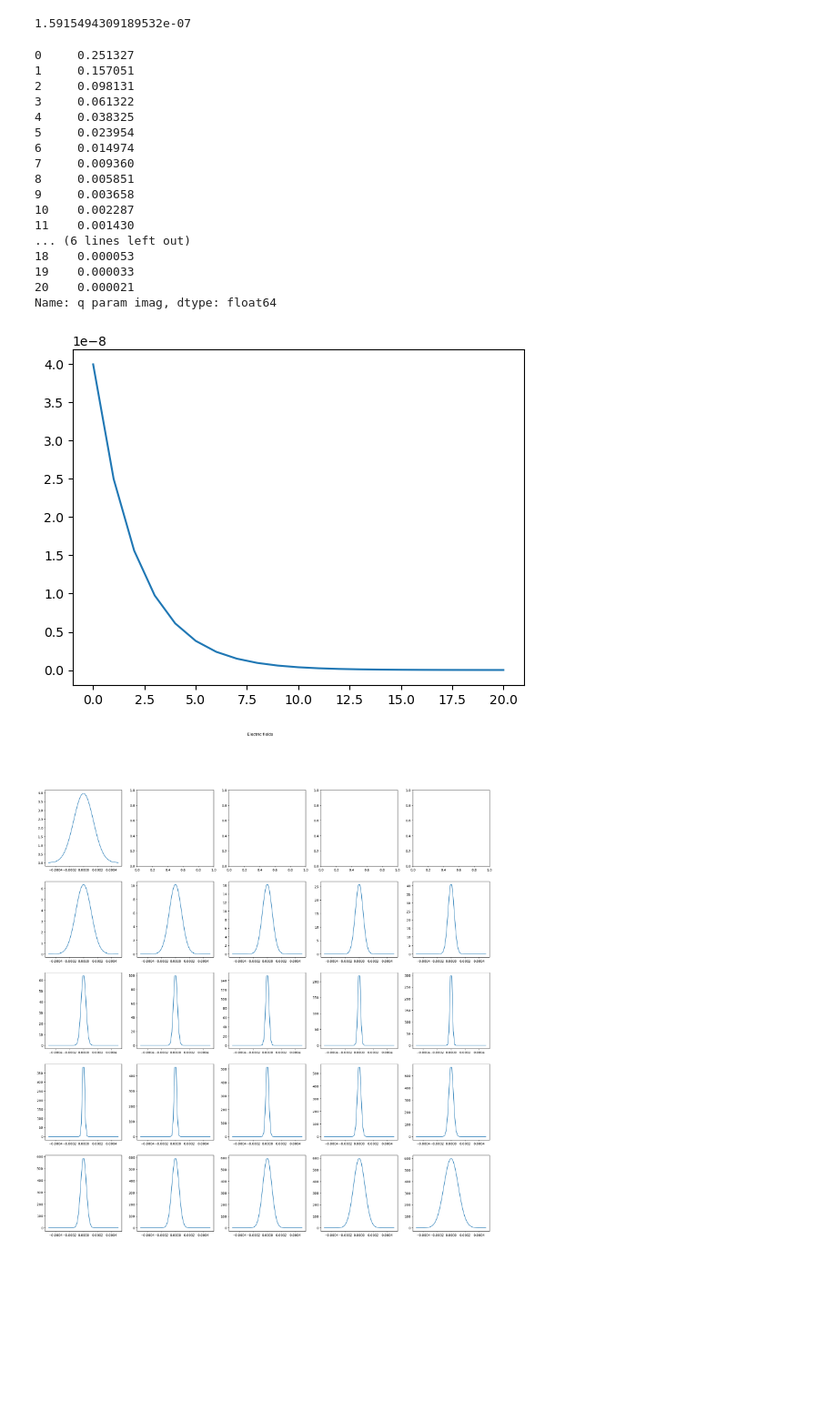
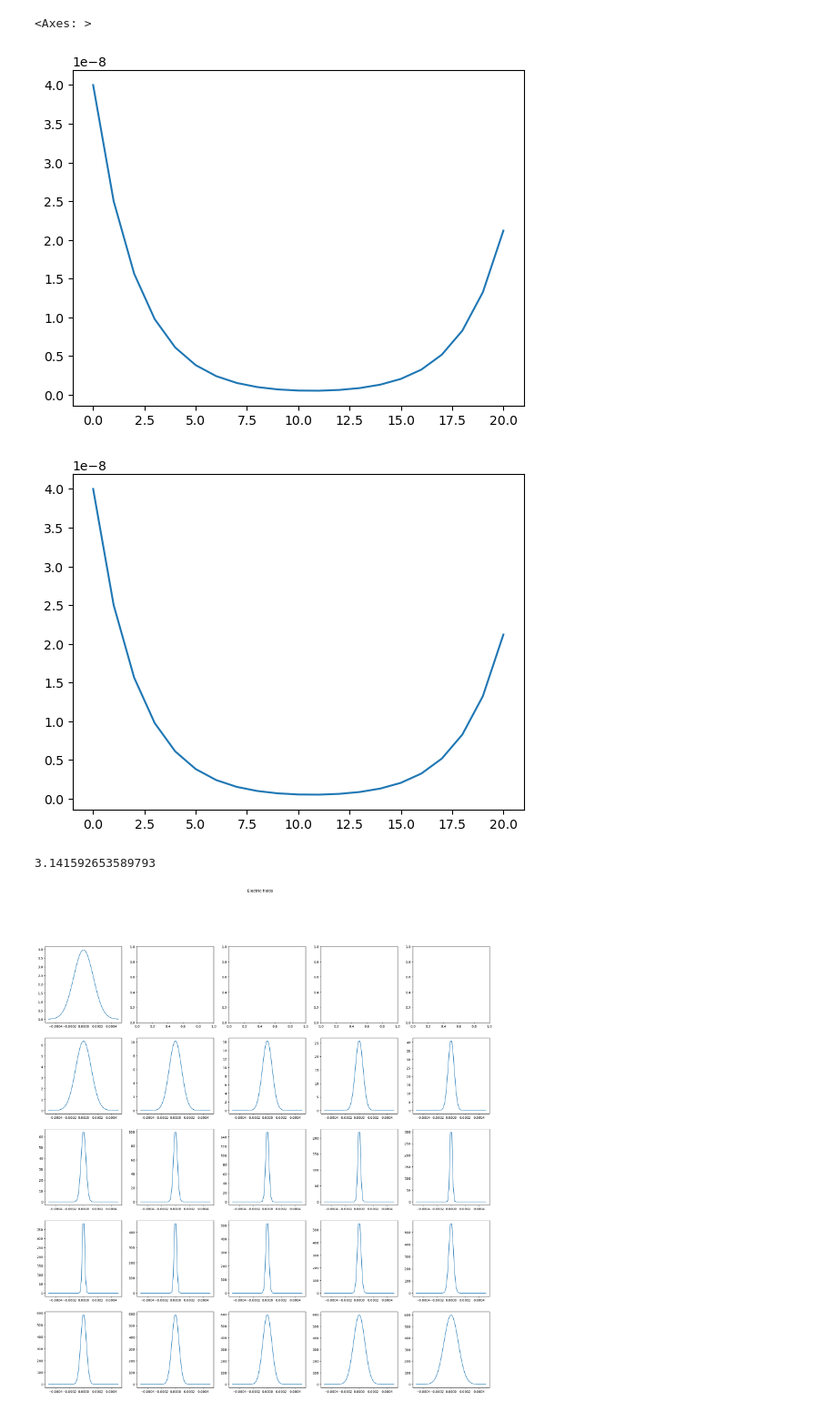
Before and after one commit to kskarthiksk/gaussian_duct_1, a Jupyter notebook: graph.ipynb, the cells around one changed output. Shown at 91% size. Saved outputs shown, nothing was run; the diff lists cells and outputs as text; code cells hidden in the pictures; blank space fills up the shorter version.

Commit message:
Added functionality for free space, changed class/file names

```diff
--- a/graph.ipynb
+++ b/graph.ipynb
@@ -12,34 +12,27 @@ df["beam waist"].plot()
-# %%
-500e-9 / np.pi
-# %% [output]
-1.5915494309189532e-07
+# %%
+df = pd.read_csv("output.csv")
+df["beam radius"].plot()
+# df["beam waist"].plot()
+# %% [output]
+<Axes: >
+[figure, added]
 # %%
 q_real = df["q param real"]
 q_imag = df["q param imag"]
-# waist = (500e-9 / np.pi) * ((q_imag + (q_real)**2)/q_imag)
-waist = (500e-9 / np.pi) * q_imag
-print(q_imag)
-plt.plot(waist)
+radius = (500e-9 / np.pi) * (q_imag + (q_real*q_real)/q_imag)
+# radius = (500e-9 / np.pi) * q_imag
+# print(radius)
+plt.plot(radius)
 plt.show()
 # %% [output]
-0     0.251327
-1     0.157051
-2     0.098131
-3     0.061322
-4     0.038325
-5     0.023954
-6     0.014974
-7     0.009360
-8     0.005851
-9     0.003658
-10    0.002287
-11    0.001430
-... (6 lines left out)
-18    0.000053
-19    0.000033
-20    0.000021
-Name: q param imag, dtype: float64
-[figure, old version]
+[figure, new version]
+# %%
+q_real = 0.001666152303400
+q_imag = 0.000020854040332
+# (500e-9 / np.pi) * ((q_imag + (q_real*q_real))/q_imag)
+np.pi
+# %% [output]
+3.141592653589793
 # %%
 # Plotting electric field
 
```
Also changed, not shown: parts of 1 cell of this notebook, 14 other files.
